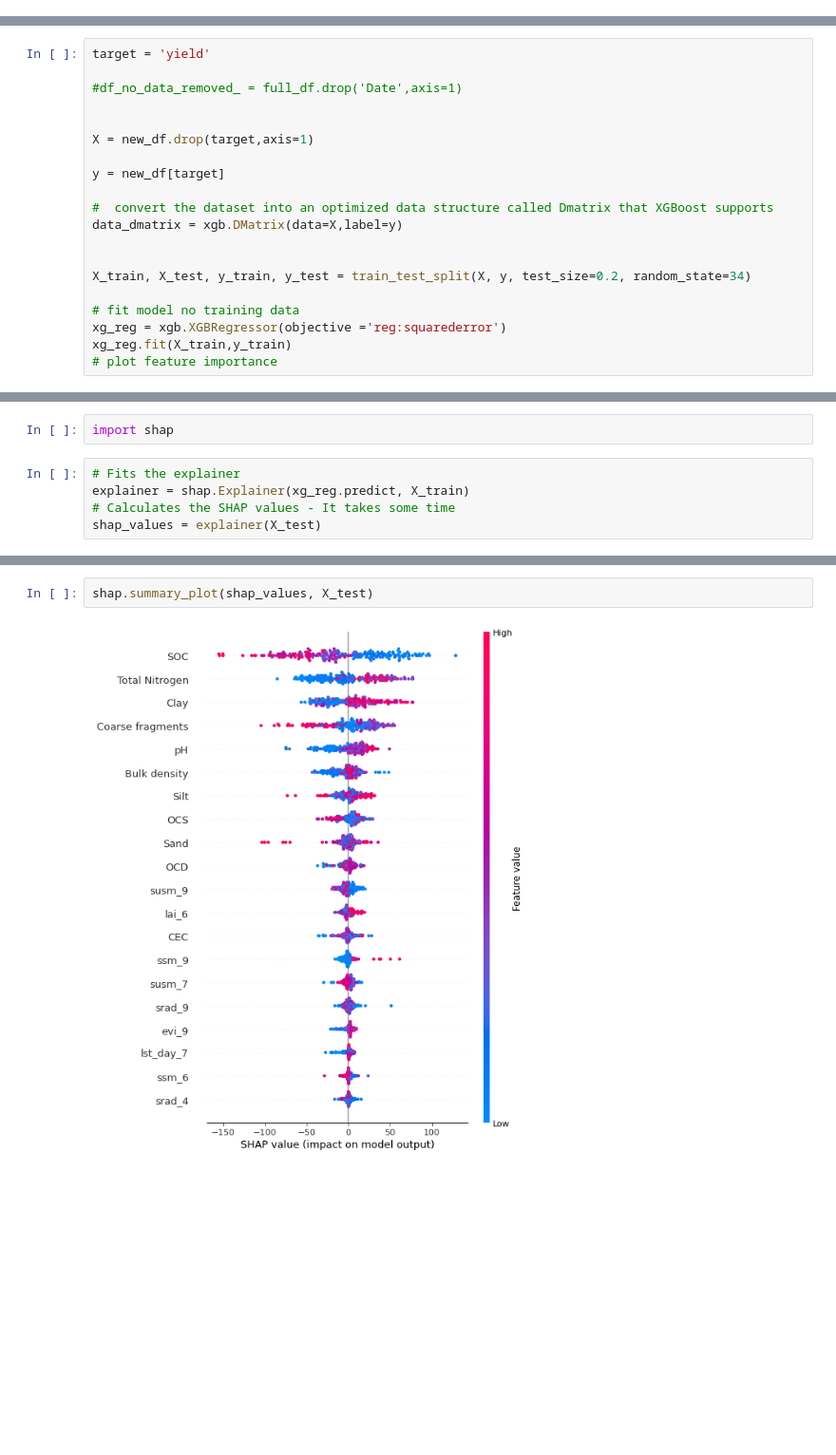
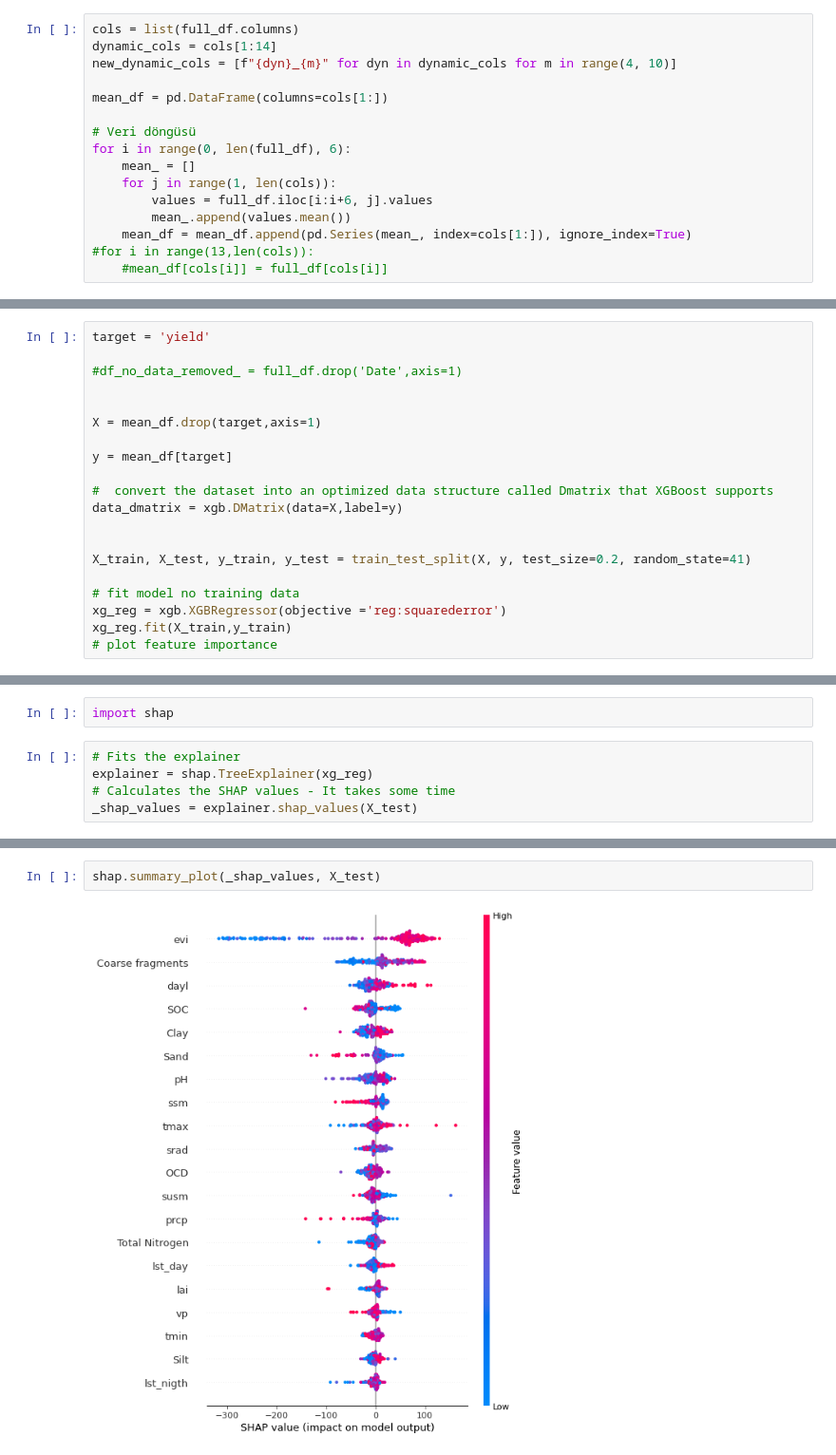
Before and after one commit to abalmumcu/crop-yield-estimation, a Jupyter notebook: feature_importance.ipynb, the cells around one changed output, grey strips where cells are left out. Shown at 95% size. Cells and saved outputs as stored; diff of their text form; blank space fills up the shorter version.

Commit message:
feature importance update using xgb and shap

```diff
--- a/feature_importance.ipynb
+++ b/feature_importance.ipynb
@@ -150,0 +94,16 @@ len(full_df.index)
+# %%
+cols = list(full_df.columns)
+dynamic_cols = cols[1:14]
+new_dynamic_cols = [f"{dyn}_{m}" for dyn in dynamic_cols for m in range(4, 10)]
+
+mean_df = pd.DataFrame(columns=cols[1:])
+
+# Veri döngüsü
+for i in range(0, len(full_df), 6):
+    mean_ = []
+    for j in range(1, len(cols)):
+        values = full_df.iloc[i:i+6, j].values
+        mean_.append(values.mean())
+    mean_df = mean_df.append(pd.Series(mean_, index=cols[1:]), ignore_index=True)
+#for i in range(13,len(cols)):
+    #mean_df[cols[i]] = full_df[cols[i]]
@@ -163,15 +154,15 @@ target = 'yield'
 #df_no_data_removed_ = full_df.drop('Date',axis=1)
 
 
-X = new_df.drop(target,axis=1)
+X = mean_df.drop(target,axis=1)
 
-y = new_df[target]
+y = mean_df[target]
 
 #  convert the dataset into an optimized data structure called Dmatrix that XGBoost supports
 data_dmatrix = xgb.DMatrix(data=X,label=y)
 
 
-X_train, X_test, y_train, y_test = train_test_split(X, y, test_size=0.2, random_state=34)
+X_train, X_test, y_train, y_test = train_test_split(X, y, test_size=0.2, random_state=41)
 
 # fit model no training data
 xg_reg = xgb.XGBRegressor(objective ='reg:squarederror')
@@ -201,6 +192,6 @@ plt.show()
 import shap
 # %%
 # Fits the explainer
-explainer = shap.Explainer(xg_reg.predict, X_train)
+explainer = shap.TreeExplainer(xg_reg)
 # Calculates the SHAP values - It takes some time
-shap_values = explainer(X_test)
+_shap_values = explainer.shap_values(X_test)
@@ -211,4 +202,4 @@ shap.plots.beeswarm(shap_values)
 # %%
-shap.summary_plot(shap_values, X_test)
+shap.summary_plot(_shap_values, X_test)
 # %% [output]
-[figure, old version]
+[figure, new version]
```
Also changed, not shown: parts of 26 cells of this notebook, 2 other files.
